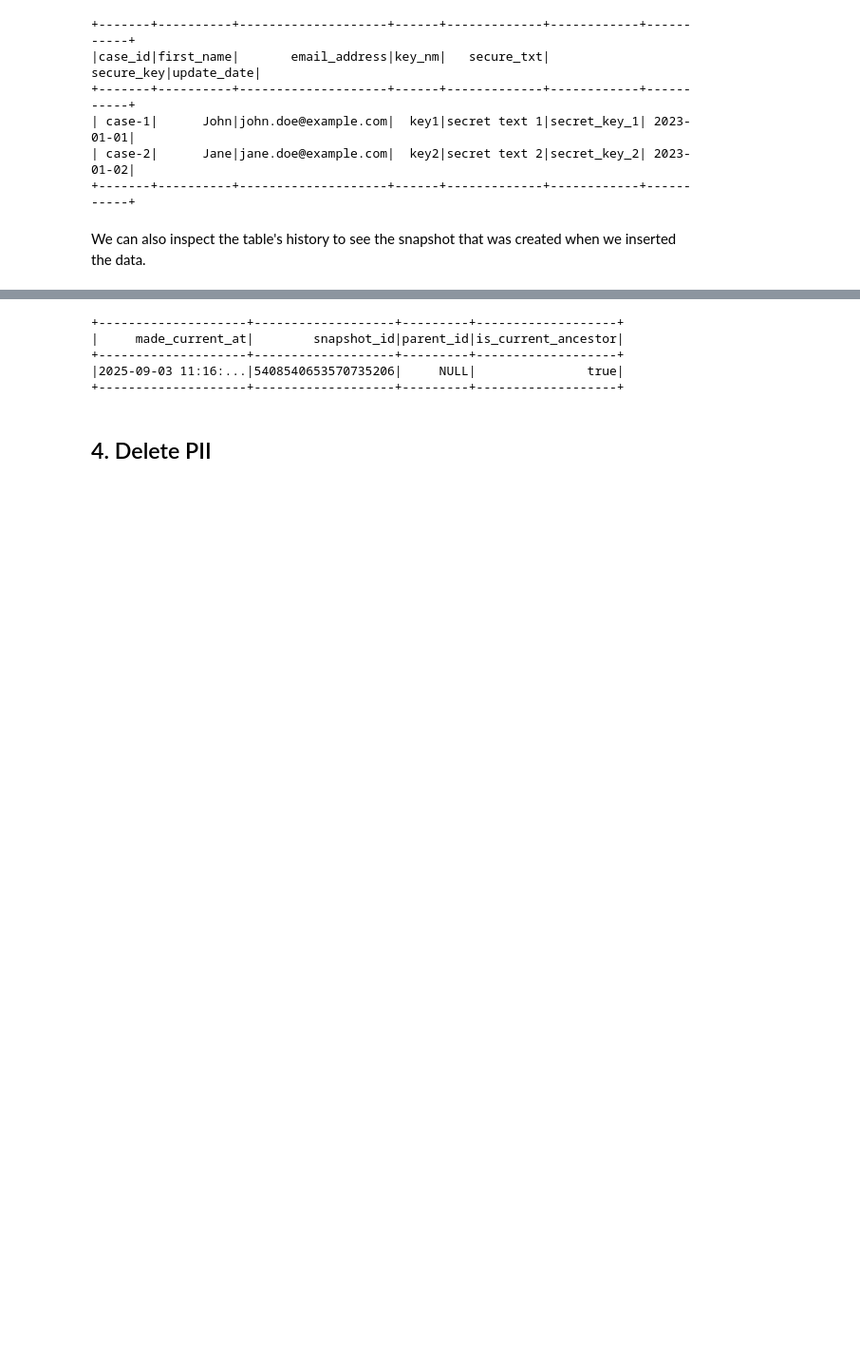
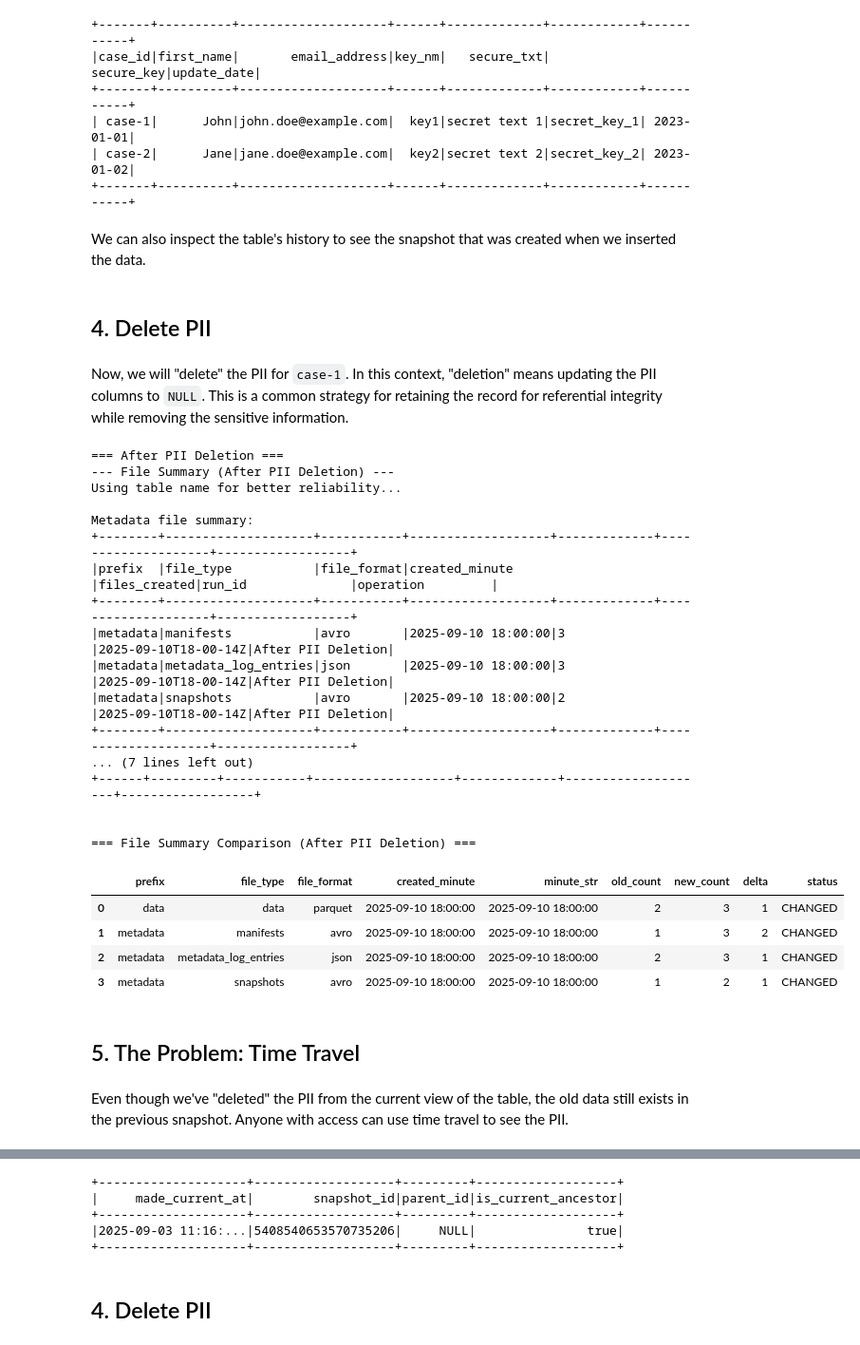
Before and after one commit to datagero/demo-iceberg-permanent-delete, a Jupyter notebook: notebooks/iceberg_pii_deletion_demo.ipynb, the cells around one changed output, grey strips where cells are left out. Shown at 95% size. Drawn from its saved outputs; the diff is of its cells as text; code cells hidden in the pictures; blank space fills up the shorter version.

Commit message:
checkpoint

```diff
--- a/notebooks/iceberg_pii_deletion_demo.ipynb
+++ b/notebooks/iceberg_pii_deletion_demo.ipynb
@@ -385,3 +493,7 @@ spark.table("demo.default.pii_data").show()
 +-------+----------+--------------------+------+-------------+------------+-----------+
 # %% [markdown]
 We can also inspect the table's history to see the snapshot that was created when we inserted the data.
+# %% [markdown]
+## 4. Delete PII
+# %% [markdown]
+Now, we will "delete" the PII for `case-1`. In this context, "deletion" means updating the PII columns to `NULL`. This is a common strategy for retaining the record for referential integrity while removing the sensitive information.
@@ -387,0 +512,37 @@ We can also inspect the table's history to see the snapshot that was created whe
+# %%
+# Check files after PII deletion
+print("=== After PII Deletion ===")
+all_previous = all_current.copy(deep=True)
+_, _, all_current = summarize_files(table_base_path, "After PII Deletion")
+
+# Show the difference
+print("\n=== File Summary Comparison (After PII Deletion) ===")
+diff_pii = diff_summaries(all_previous, all_current)
+diff_pii
+# %% [output]
+=== After PII Deletion ===
+--- File Summary (After PII Deletion) ---
+Using table name for better reliability...
+
+Metadata file summary:
++--------+--------------------+-----------+-------------------+-------------+--------------------+------------------+
+|prefix  |file_type           |file_format|created_minute     |files_created|run_id              |operation         |
++--------+--------------------+-----------+-------------------+-------------+--------------------+------------------+
+|metadata|manifests           |avro       |2025-09-10 18:00:00|3            |2025-09-10T18-00-14Z|After PII Deletion|
+|metadata|metadata_log_entries|json       |2025-09-10 18:00:00|3            |2025-09-10T18-00-14Z|After PII Deletion|
+|metadata|snapshots           |avro       |2025-09-10 18:00:00|2            |2025-09-10T18-00-14Z|After PII Deletion|
++--------+--------------------+-----------+-------------------+-------------+--------------------+------------------+
+... (7 lines left out)
++------+---------+-----------+-------------------+-------------+--------------------+------------------+
+
+
+=== File Summary Comparison (After PII Deletion) ===
+|  | prefix | file_type | file_format | created_minute | minute_str | old_count | new_count | delta | status |
+| 0 | data | data | parquet | 2025-09-10 18:00:00 | 2025-09-10 18:00:00 | 2 | 3 | 1 | CHANGED |
+| 1 | metadata | manifests | avro | 2025-09-10 18:00:00 | 2025-09-10 18:00:00 | 1 | 3 | 2 | CHANGED |
+| 2 | metadata | metadata_log_entries | json | 2025-09-10 18:00:00 | 2025-09-10 18:00:00 | 2 | 3 | 1 | CHANGED |
+| 3 | metadata | snapshots | avro | 2025-09-10 18:00:00 | 2025-09-10 18:00:00 | 1 | 2 | 1 | CHANGED |
+# %% [markdown]
+## 5. The Problem: Time Travel
+# %% [markdown]
+Even though we've "deleted" the PII from the current view of the table, the old data still exists in the previous snapshot. Anyone with access can use time travel to see the PII.
```
Also changed, not shown: parts of 53 cells of this notebook, 4 other files.
